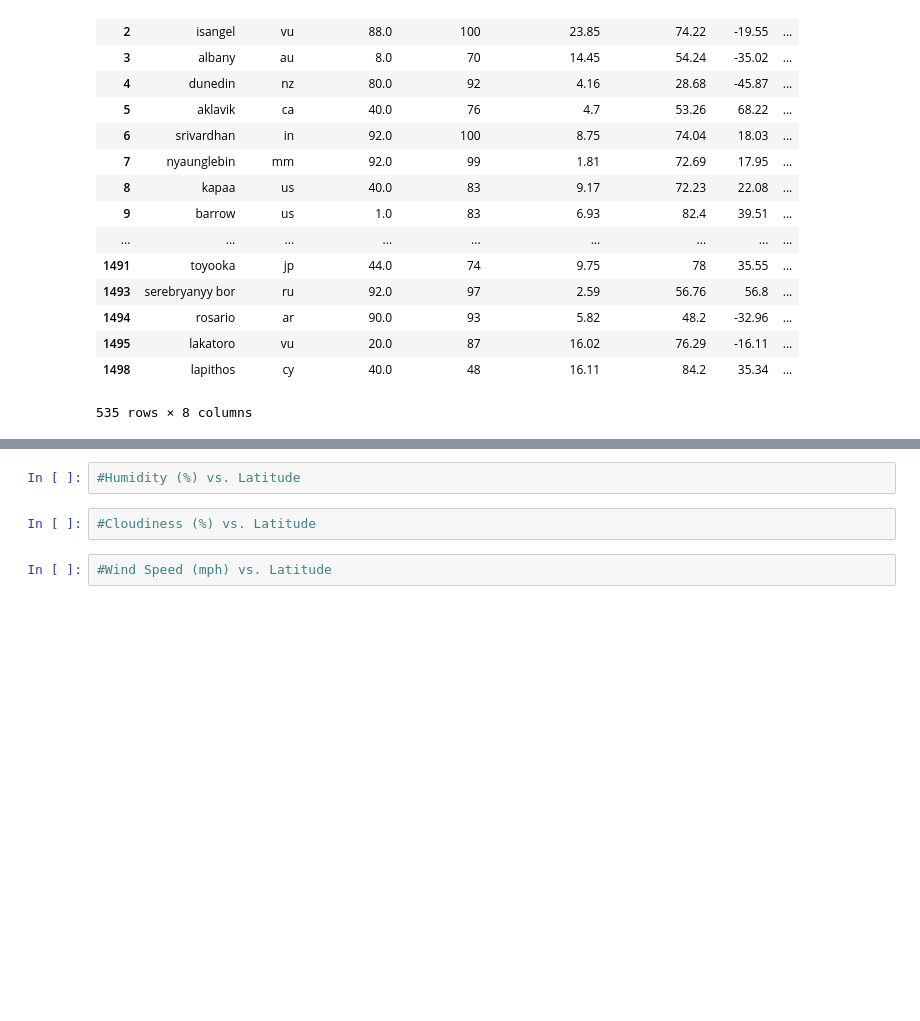
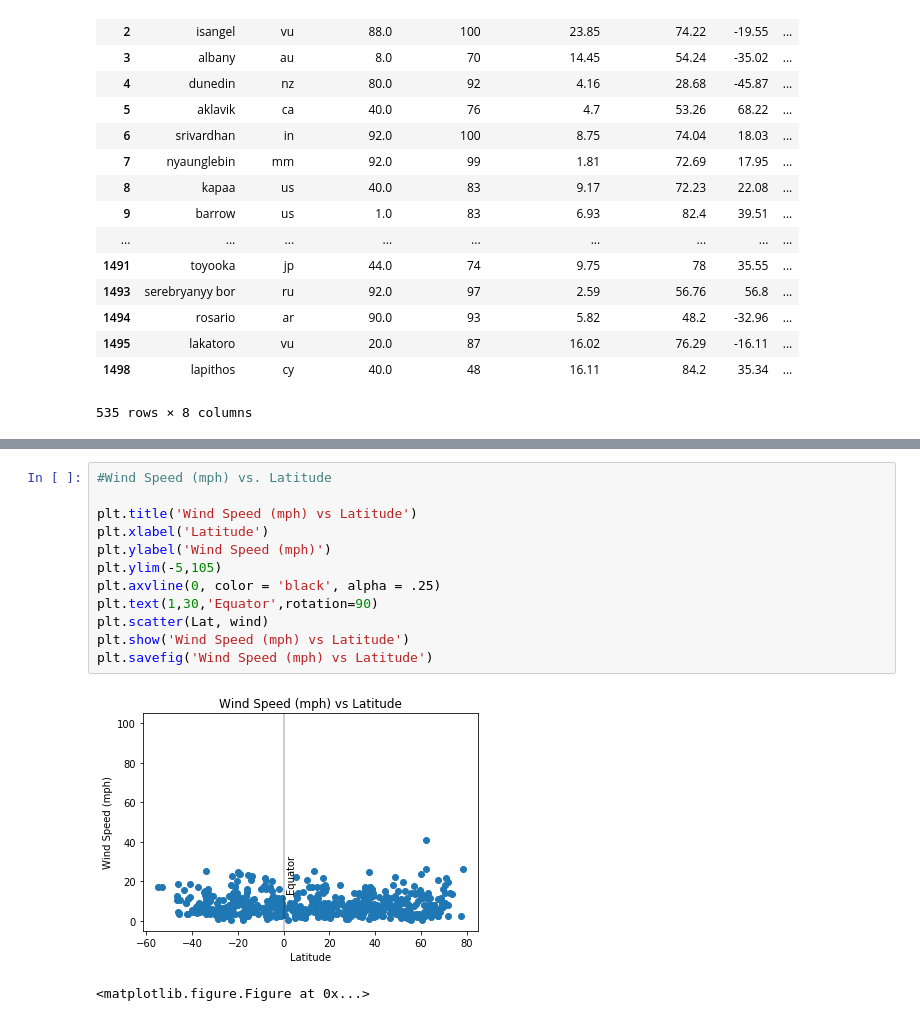
Before and after one commit to nunezraf/Weather-Analysis, a Jupyter notebook: Weather_Analysis.ipynb, the cells around one changed output, grey strips where cells are left out. Saved outputs shown, nothing was run; the diff lists cells and outputs as text; blank space fills up the shorter version.

```diff
--- a/Weather_Analysis.ipynb
+++ b/Weather_Analysis.ipynb
@@ -241,6 +249,15 @@ plt.show()
-# %%
-#Humidity (%) vs. Latitude
-# %%
-#Cloudiness (%) vs. Latitude
-# %%
-#Wind Speed (mph) vs. Latitude
+# %%
+#Wind Speed (mph) vs. Latitude
+
+plt.title('Wind Speed (mph) vs Latitude')
+plt.xlabel('Latitude')
+plt.ylabel('Wind Speed (mph)')
+plt.ylim(-5,105)
+plt.axvline(0, color = 'black', alpha = .25)
+plt.text(1,30,'Equator',rotation=90)
+plt.scatter(Lat, wind)
+plt.show('Wind Speed (mph) vs Latitude')
+plt.savefig('Wind Speed (mph) vs Latitude')
+# %% [output]
+[figure, added]
+<matplotlib.figure.Figure at 0x...>
```
Also changed, not shown: parts of 6 cells of this notebook, 7 other files.
